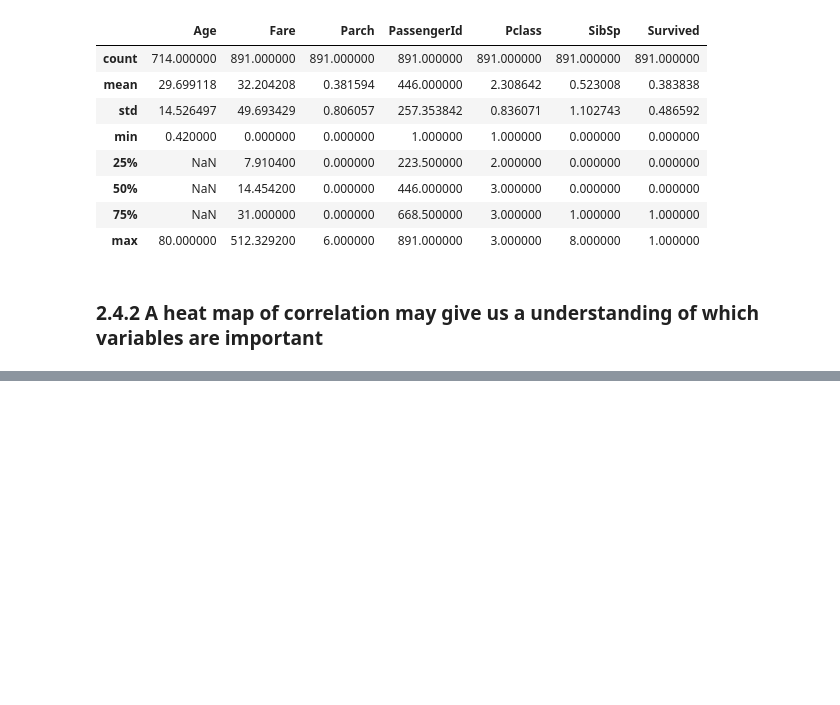
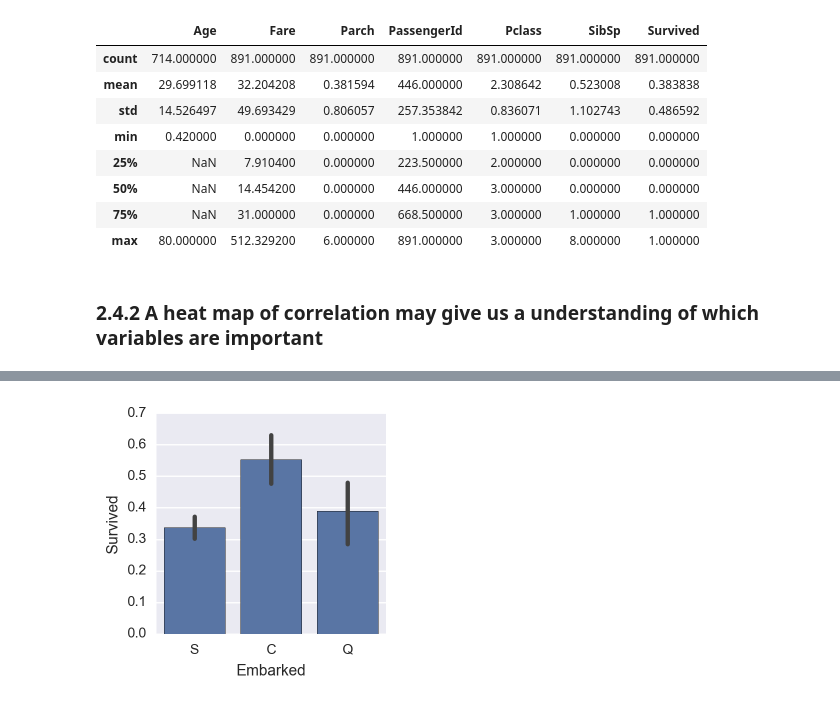
Before and after one commit to dangspin/Kaggle, a Jupyter notebook: Titanic/Titanic_survivor.ipynb, the cells around one changed output, grey strips where cells are left out. Saved outputs shown, nothing was run; the diff lists cells and outputs as text; code cells hidden in the pictures; blank space fills up the shorter version.

```diff
--- a/Titanic/Titanic_survivor.ipynb
+++ b/Titanic/Titanic_survivor.ipynb
@@ -155,0 +190,11 @@ correlation = sns.heatmap(corr, cmap = cmap,square=True, cbar_kws={ 'shrink' : .
+# %%
+def plot_categories( df , cat , target , **kwargs ):
+    row = kwargs.get( 'row' , None )
+    col = kwargs.get( 'col' , None )
+    facet = sns.FacetGrid( df , row = row , col = col )
+    facet.map( sns.barplot , cat , target )
+    facet.add_legend()
+
+plot_categories( titanic , cat = 'Embarked' , target = 'Survived' )
+# %% [output]
+[figure, added]
```
Also changed, not shown: parts of 46 cells of this notebook.
